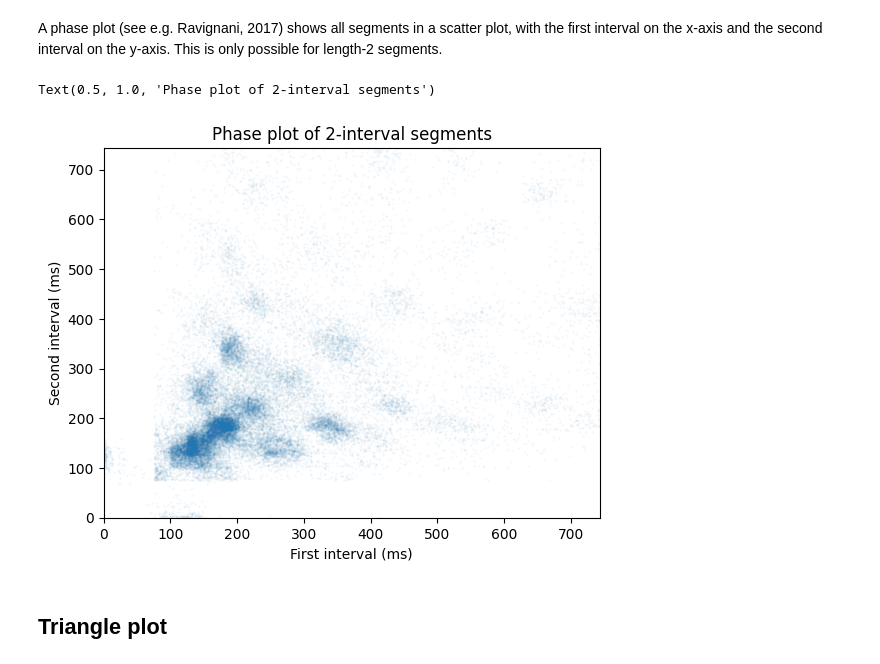
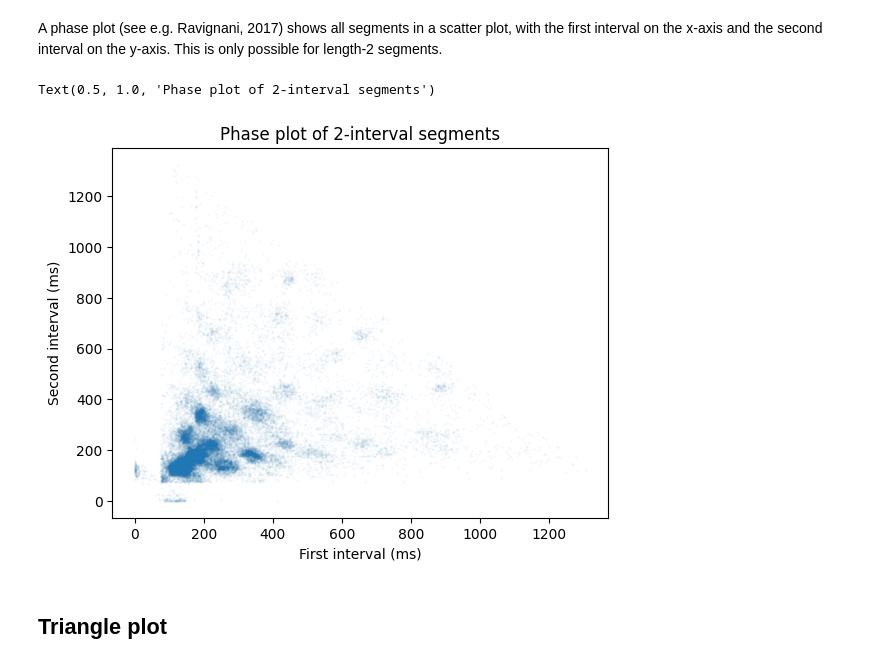
Before and after one commit to bacor/rhythmic-segments, a Jupyter notebook: docs/source/Plotting.ipynb, the cells around one changed output. Cells and saved outputs as stored; diff of their text form; code cells hidden in the pictures.

```diff
--- a/docs/source/Plotting.ipynb
+++ b/docs/source/Plotting.ipynb
@@ -27,9 +27,8 @@ import numpy as np
 from rhythmic_segments import RhythmicSegments
 import matplotlib.pyplot as plt
 # %%
-# Extract all segments of length 2
-rs2 = RhythmicSegments.from_intervals(intervals, length=2)
-
-# Filter out the longest 5% of segments for better visibility
-max_duration = np.quantile(rs2.durations, .95)
+# Extract the segments of length 2, dropping the longest 5%
+rs = (RhythmicSegments
+       .from_intervals(intervals, length=2)
+       .filter_by_duration(max_quantile=.95))
 # %%
@@ -61,16 +55,13 @@ Text(0, 0.5, 'Duration (ms)')
 # %% [markdown]
 A phase plot (see e.g. Ravignani, 2017) shows all segments in a scatter plot, with the first interval on the x-axis and the second interval on the y-axis. This is only possible for length-2 segments.
 # %%
-plt.scatter(x=rs2.segments[:, 0], y=rs2.segments[:, 1], s=.1, alpha=.1)
-plt.xlim(0, np.quantile(rs2.segments[:, 0], .95))
-plt.ylim(0, np.quantile(rs2.segments[:, 1], .95))
-
+plt.scatter(x=rs.segments[:, 0], y=rs.segments[:, 1], s=.1, alpha=.1)
 plt.xlabel('First interval (ms)')
 plt.ylabel('Second interval (ms)')
 plt.title('Phase plot of 2-interval segments')
 # %% [output]
 Text(0.5, 1.0, 'Phase plot of 2-interval segments')
-[figure, old version]
+[figure, new version]
 # %% [markdown]
 ## Triangle plot
 # %% [markdown]
```
Also changed, not shown: parts of 5 cells of this notebook, 8 other files.
